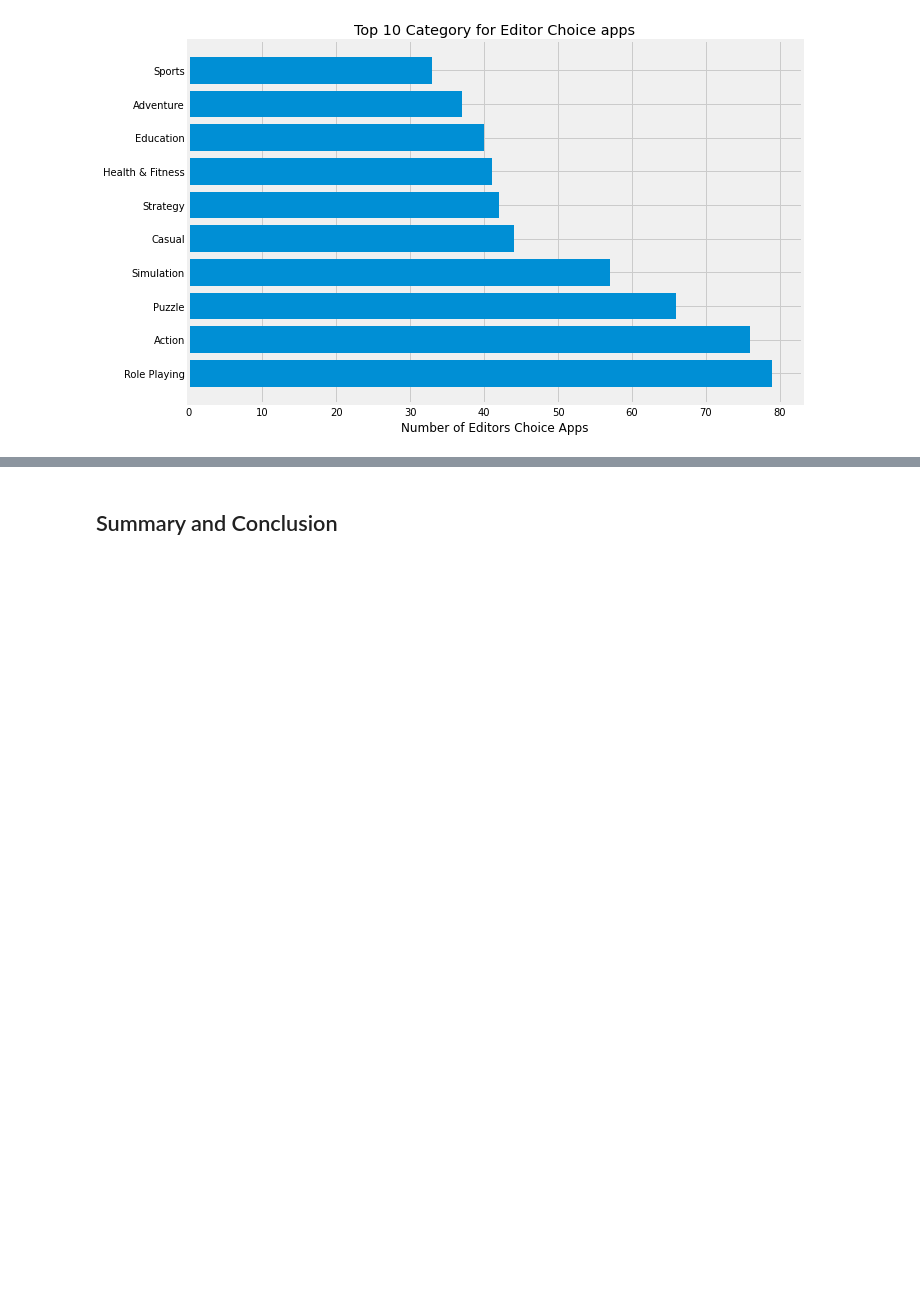
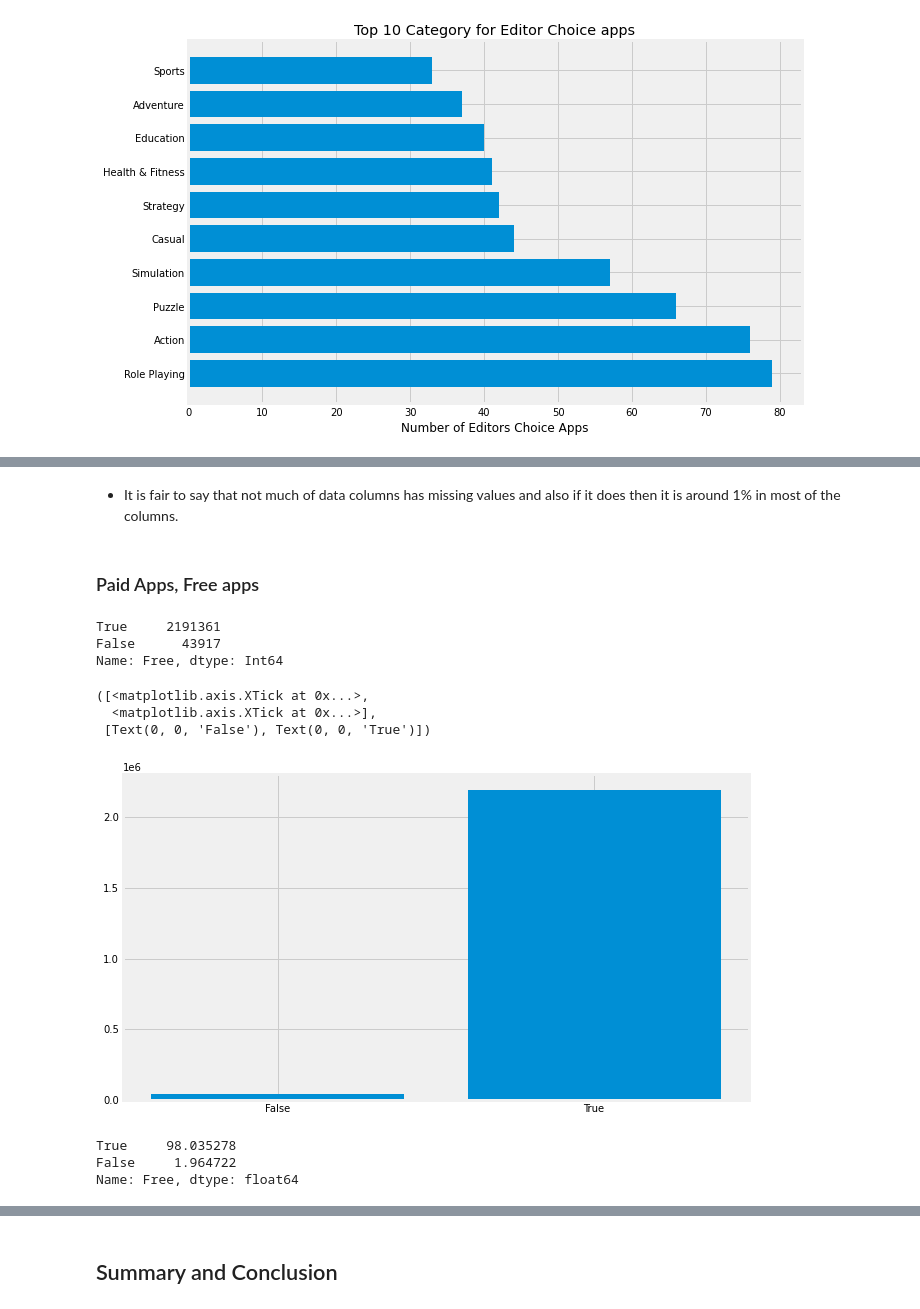
Before and after one commit to pttrupt/EDA-on-Google-play-store-apps-, a Jupyter notebook: EDA_on_applications.ipynb, the cells around one changed output, grey strips where cells are left out. Cells and saved outputs as stored; diff of their text form; code cells hidden in the pictures; blank space fills up the shorter version.

```diff
--- a/EDA_on_applications.ipynb
+++ b/EDA_on_applications.ipynb
@@ -235,0 +253,4 @@ plt.show()
+# %%
+df['Install No.'] = (df['Minimum Installs'] + df['Maximum Installs'])/2
+# %%
+df = df.drop(columns=['Installs', 'Maximum Installs', 'Minimum Installs'])
@@ -235,0 +287,29 @@ plt.show()
+# %% [markdown]
+- It is fair to say that not much of data columns has missing values and also if it does then it is around 1% in most of the columns.
+# %%
+df = df.dropna(axis=0)
+# %% [markdown]
+### Paid Apps, Free apps
+# %%
+Free_apps= df['Free'].value_counts()
+Free_apps
+# %% [output]
+True     2191361
+False      43917
+Name: Free, dtype: Int64
+# %%
+plt.figure(figsize=(10,6))
+plt.bar(x=Free_apps.index, height=Free_apps)
+plt.xticks(ticks=[0,1], labels=[False, True])
+# %% [output]
+([<matplotlib.axis.XTick at 0x...>,
+  <matplotlib.axis.XTick at 0x...>],
+ [Text(0, 0, 'False'), Text(0, 0, 'True')])
+[figure, added]
+# %%
+free_percent = Free_apps * 100 / len(df)
+free_percent
+# %% [output]
+True     98.035278
+False     1.964722
+Name: Free, dtype: float64
```
Also changed, not shown: parts of 44 cells of this notebook.
